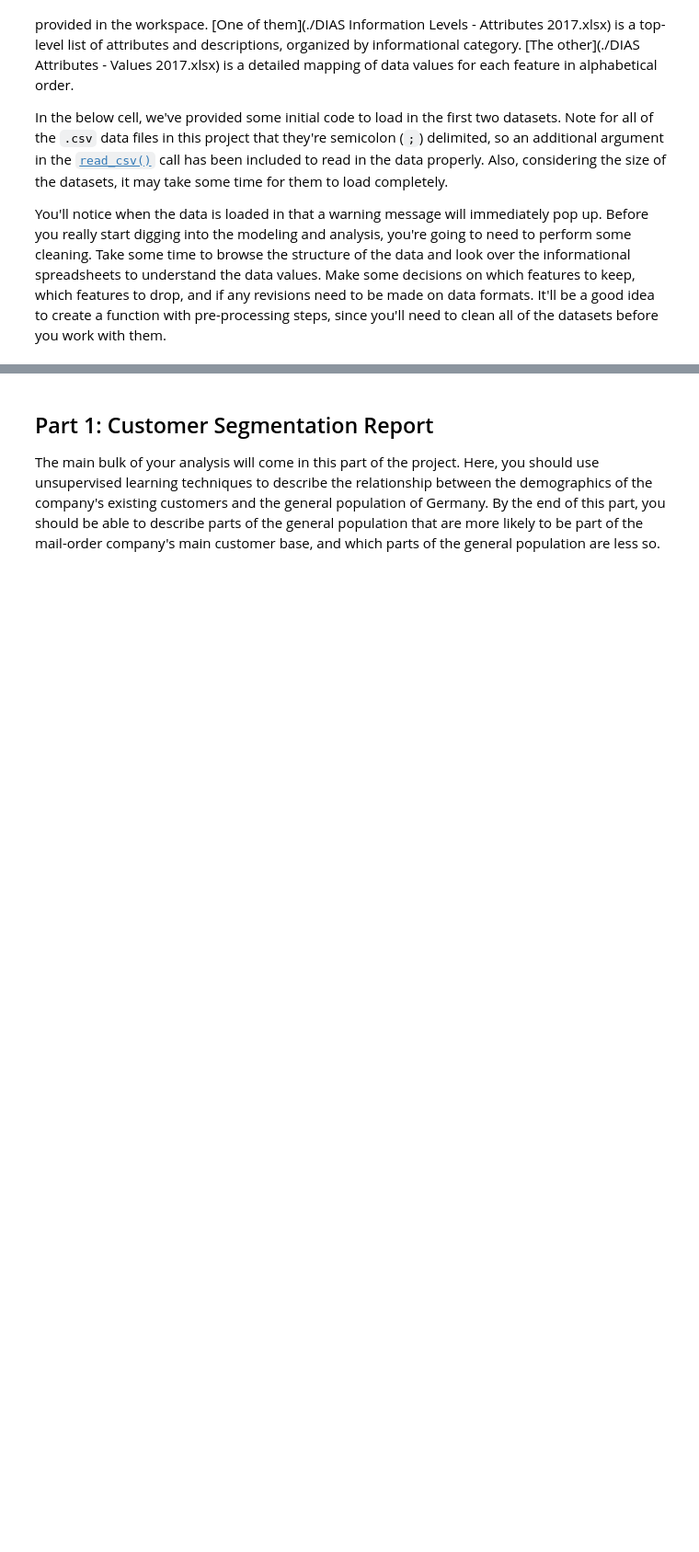
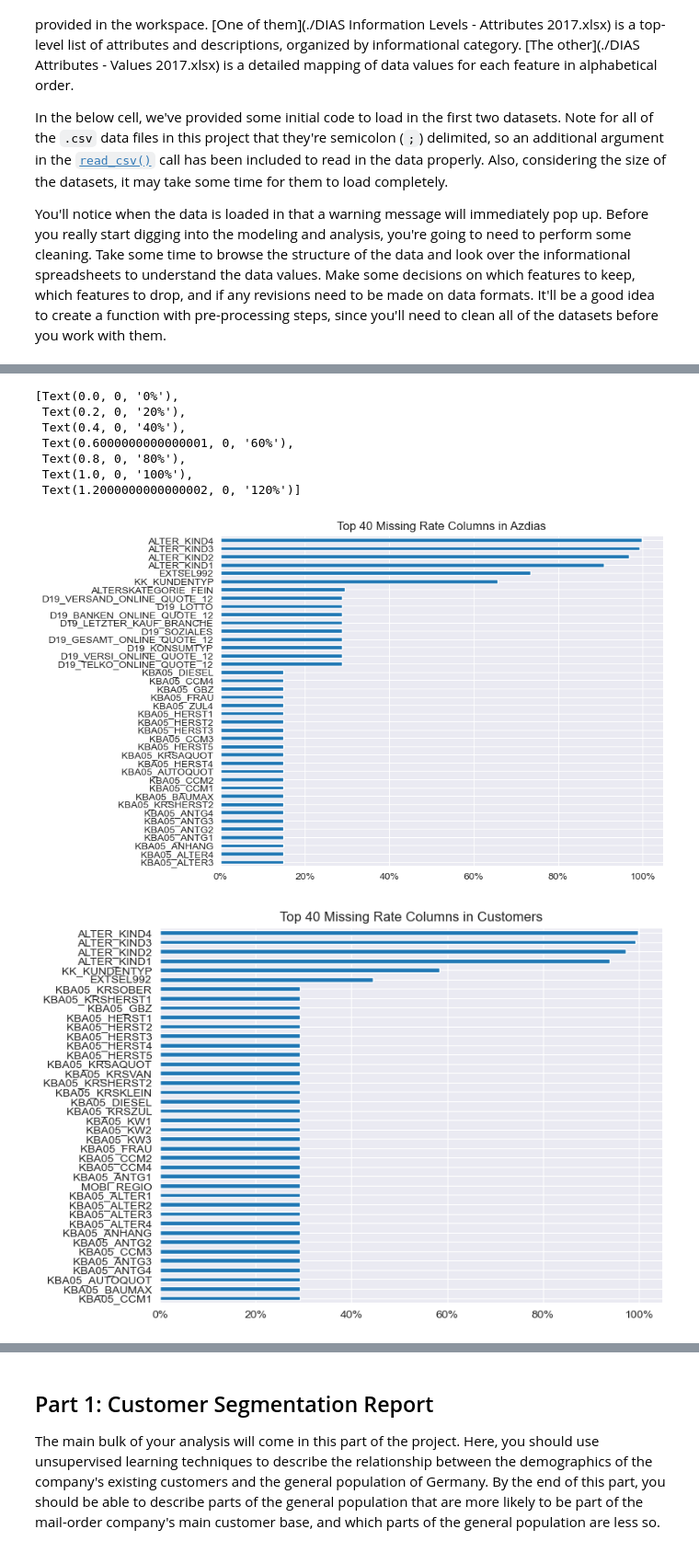
Before and after one commit to Maia97/UDS-Customer-Segmentation-Project, a Jupyter notebook: Arvato_Customer_Segmentation.ipynb, the cells around one changed output, grey strips where cells are left out. Shown: that part at 92% size. Cells and saved outputs as stored; diff of their text form; code cells hidden in the pictures; blank space fills up the shorter version.

```diff
--- a/Arvato_Customer_Segmentation.ipynb
+++ b/Arvato_Customer_Segmentation.ipynb
@@ -41,0 +145,24 @@ customers = pd.read_csv('../../data/Term2/capstone/arvato_data/Udacity_CUSTOMERS
+# %%
+# Visualize top missing rate columns
+
+plt.figure(figsize=(8, 6))
+ax = (missing_azdias[:40]/azdias.shape[0]).plot.barh(title='Top 40 Missing Rate Columns in Azdias')
+plt.gca().invert_yaxis() # descending rank
+vals = ax.get_xticks()
+ax.set_xticklabels(['{:,.0%}'.format(x) for x in vals]) # x axis % format
+
+plt.figure(figsize=(8, 6))
+ax = (missing_customers[:40]/customers.shape[0]).plot.barh(title='Top 40 Missing Rate Columns in Customers')
+plt.gca().invert_yaxis() # descending rank
+vals = ax.get_xticks()
+ax.set_xticklabels(['{:,.0%}'.format(x) for x in vals]) # manipulate x axis format
+# %% [output]
+[Text(0.0, 0, '0%'),
+ Text(0.2, 0, '20%'),
+ Text(0.4, 0, '40%'),
+ Text(0.6000000000000001, 0, '60%'),
+ Text(0.8, 0, '80%'),
+ Text(1.0, 0, '100%'),
+ Text(1.2000000000000002, 0, '120%')]
+[figure, added]
+[figure, added]
```
Also changed, not shown: parts of 49 cells of this notebook.
